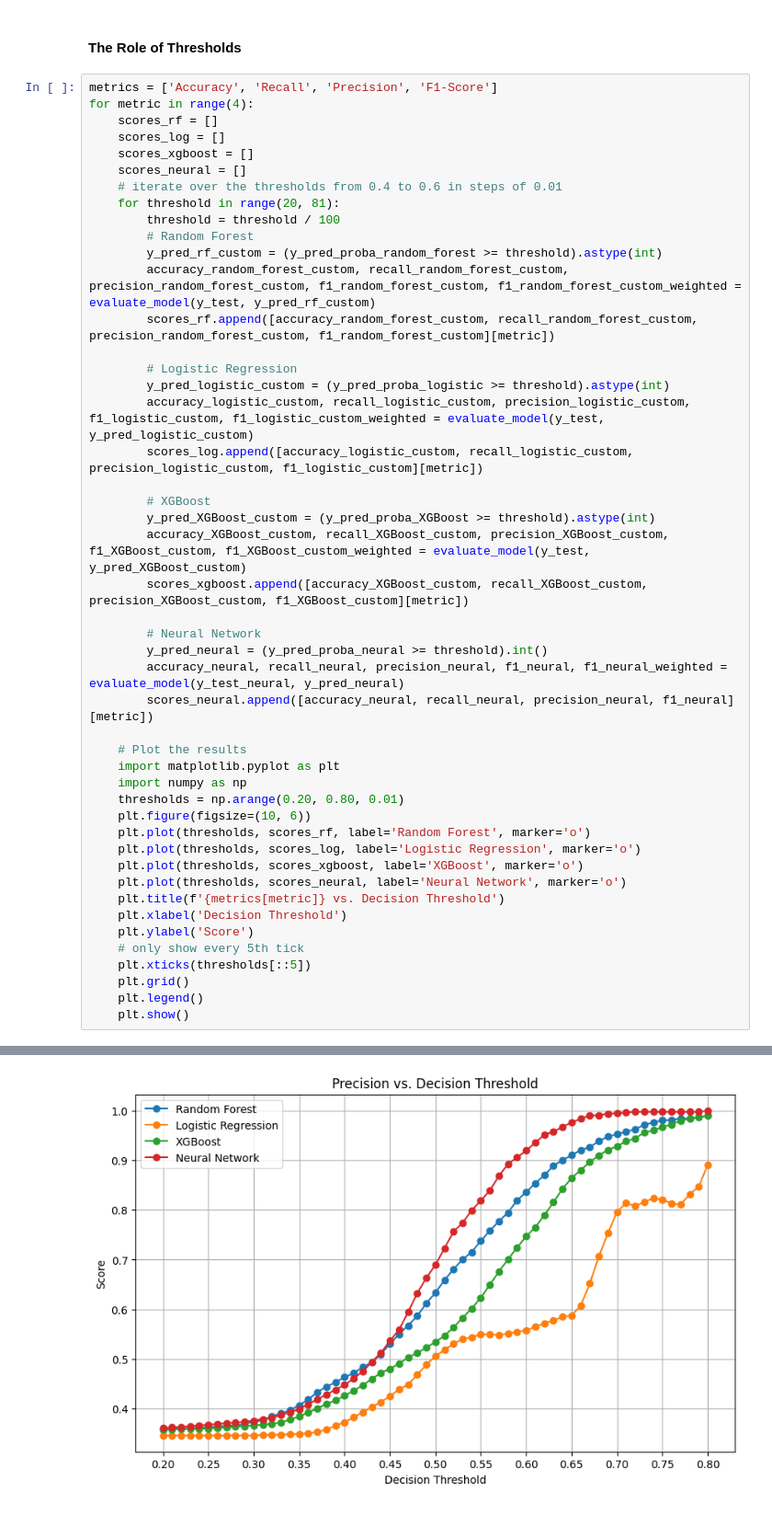
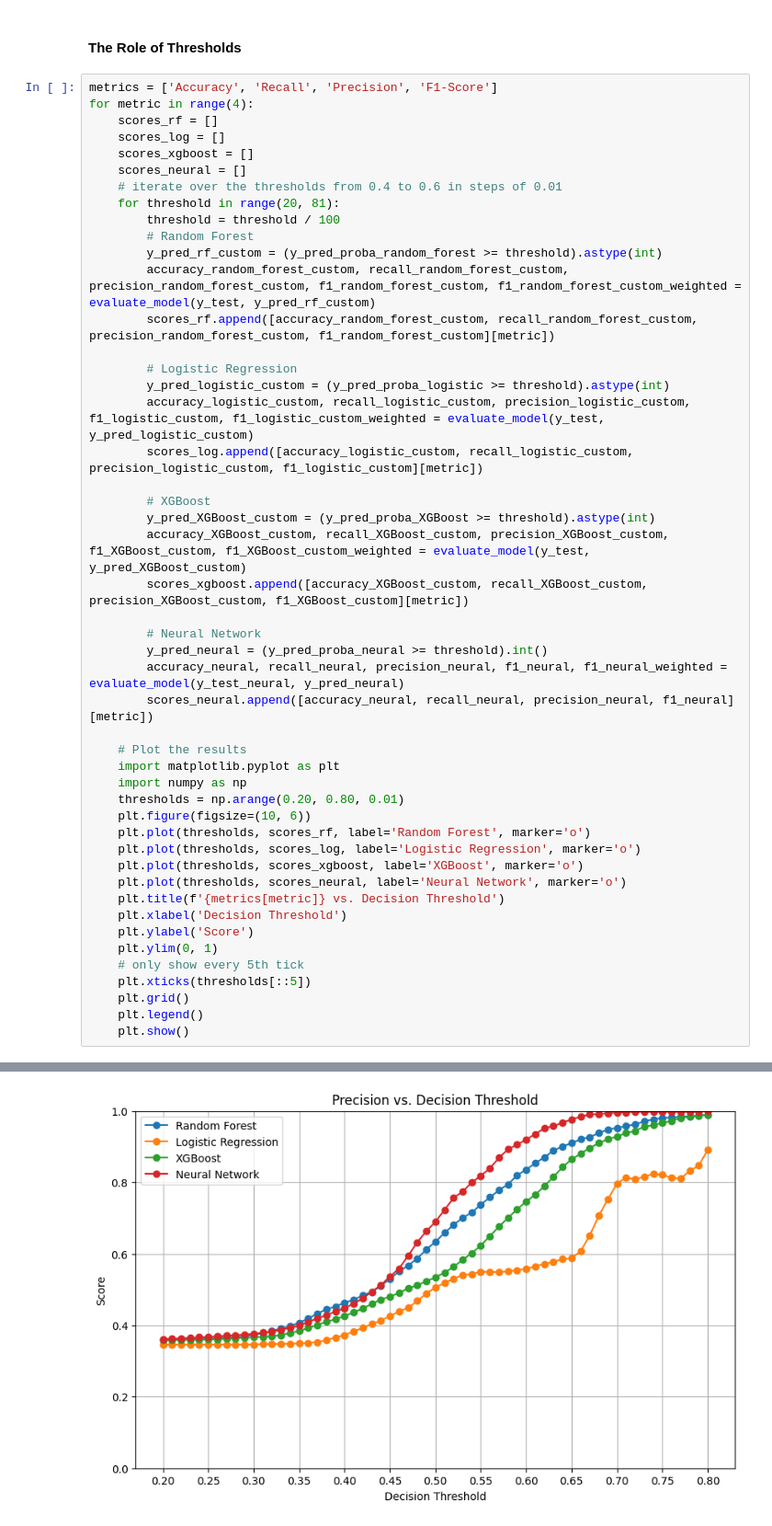
Before and after one commit to leonkriesmair/BigDataProject, a Jupyter notebook: notebooks/comparison.ipynb, the cells around one changed output, grey strips where cells are left out. Shown at 92% size. Cells and saved outputs as stored; diff of their text form.

```diff
--- a/notebooks/comparison.ipynb
+++ b/notebooks/comparison.ipynb
@@ -302,6 +302,7 @@ for metric in range(4):
     plt.title(f'{metrics[metric]} vs. Decision Threshold')
     plt.xlabel('Decision Threshold')
     plt.ylabel('Score')
+    plt.ylim(0, 1)
     # only show every 5th tick
     plt.xticks(thresholds[::5])
     plt.grid()
@@ -313 +314 @@ for metric in range(4):
-[figure, old version]
+[figure, new version]
```
Also changed, not shown: parts of 1 cell of this notebook.
